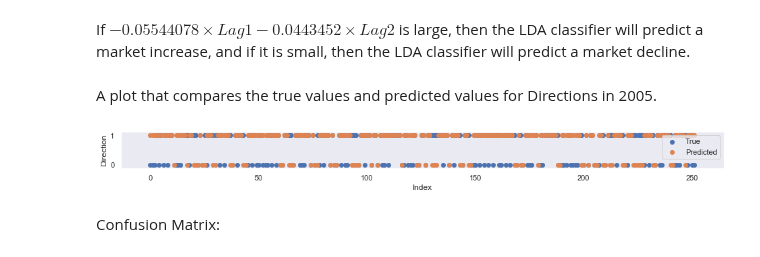
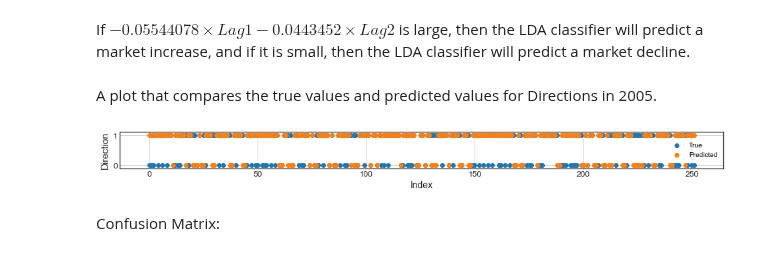
Before and after one commit to HatefDastour/Notes, a Jupyter notebook: Statistical_Learning/A_Comparison_of_Classification_Methods.ipynb, the cells around one changed output. Saved outputs shown, nothing was run; the diff lists cells and outputs as text; code cells hidden in the pictures.

```diff
--- a/Statistical_Learning/A_Comparison_of_Classification_Methods.ipynb
+++ b/Statistical_Learning/A_Comparison_of_Classification_Methods.ipynb
@@ -20,7 +20,8 @@ import statsmodels.formula.api as smf
 import matplotlib.pyplot as plt
 import seaborn as sns
 
-plt.style.use('ggplot')
+sns.set_style('whitegrid')
+plt.style.use('seaborn-white')
 plt.rcParams['axes.labelsize'] = 14
 plt.rcParams['xtick.labelsize'] = 12
 plt.rcParams['ytick.labelsize'] = 12
@@ -108,7 +109,7 @@ df.describe()
 | 75% | 0.596750 | 0.596750 | 0.596750 | 0.596750 | 0.59700 | 1.641675 | 0.596750 |
 | max | 5.733000 | 5.733000 | 5.733000 | 5.733000 | 5.73300 | 3.152470 | 5.733000 |
 # %%
-sns.set(color_codes=True)
+#sns.set(color_codes=True)
 fig, ax = plt.subplots(1,1, figsize=(10,6))
 _ = ax.scatter(np.arange(0,len(df)), df['Volume'])
 _ = ax.set_xlabel('Index', fontsize =14)
@@ -255,16 +256,16 @@ A plot that compares the true values and predicted values for Directions in 2005
 # %%
 y_true=np.array(df2['2005':]['Direction'])
 y_predict=pd.factorize(Prediction,sort=True)[0]
-ind=list(range(len(y_predict)))
-plt.subplots(figsize = (16, 1))
-plt.scatter(ind, y_true, label='True')
-plt.scatter(ind, y_predict, label='Predicted')
-plt.xlabel('Index')
-plt.ylabel('Direction')
-plt.legend()
-plt.grid()
+ind = list(range(len(y_predict)))
+fig , ax = plt.subplots(figsize = (16, 1))
+_ = ax.scatter(ind, y_true, label='True')
+_ = ax.scatter(ind, y_predict, label='Predicted')
+_ = ax.set_xlabel('Index')
+_ = ax.set_ylabel('Direction')
+_ = plt.legend()
+_ = plt.grid()
 # %% [output]
-[figure, old version]
+[figure, new version]
 # %% [markdown]
 Confusion Matrix:
 # %%
```
Also changed, not shown: parts of 7 cells of this notebook, 9 other files.
